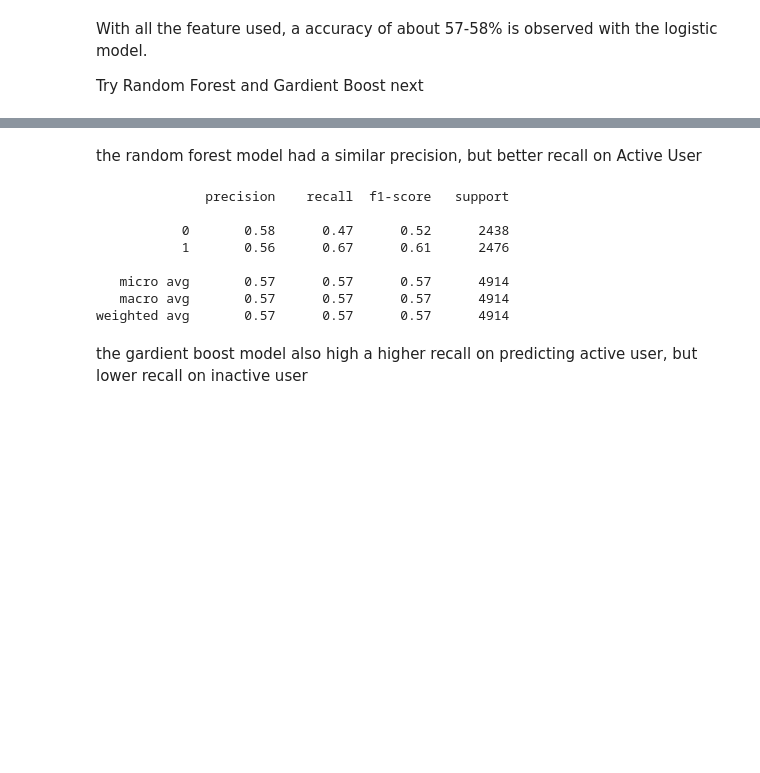
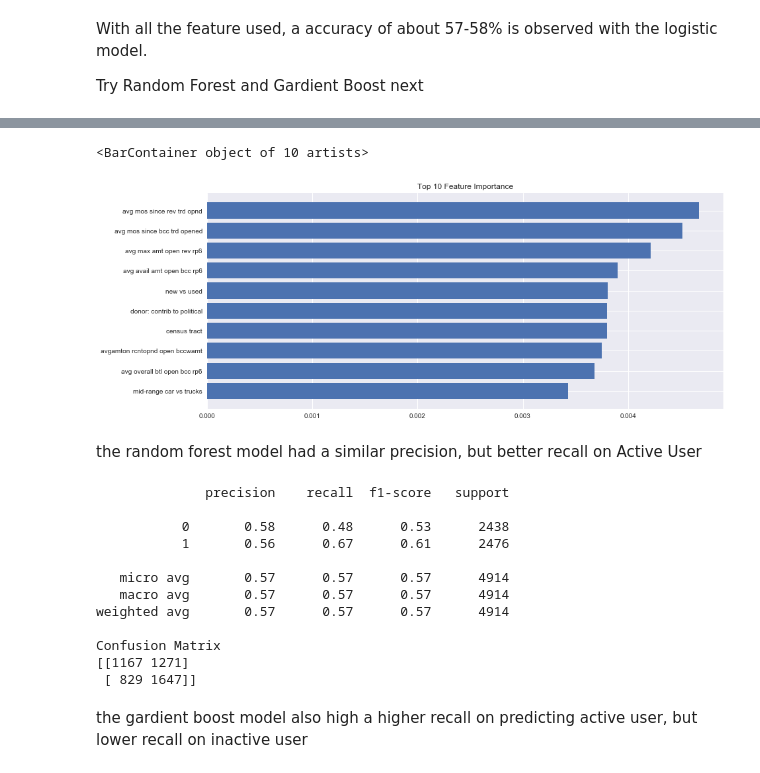
Before and after one commit to chaoskane1314/Customer-Churn-Prediction-Using-Experian-Data, a Jupyter notebook: src/code.ipynb, the cells around one changed output, grey strips where cells are left out. Cells and saved outputs as stored; diff of their text form; code cells hidden in the pictures; blank space fills up the shorter version.

```diff
--- a/src/code.ipynb
+++ b/src/code.ipynb
@@ -450,7 +457,7 @@ With all the feature used, a accuracy of about 57-58% is observed with the logis
 
 Try Random Forest and Gardient Boost next
 # %%
-rf = RandomForestClassifier(n_estimators=300)
+rf = RandomForestClassifier(100)
 # %%
 rfmodel = rf.fit(X_train,y_train)
 # %%
@@ -467,3 +481,16 @@ weighted avg       0.57      0.57      0.57      4914
+# %%
+df_feat = pd.DataFrame()
+df_feat["Features"] = X_train.columns
+df_feat["Importance"] = rfmodel.feature_importances_
+df_feat.sort_values("Importance",ascending= True).iloc[-10:,:]
+df_feat2 = df_feat.sort_values("Importance",ascending= True).iloc[-10:,:]
+# %%
+plt.figure(figsize=(14,6))
+plt.title("Top 10 Feature Importance")
+plt.barh(df_feat2["Features"],df_feat2["Importance"])
+# %% [output]
+<BarContainer object of 10 artists>
+[figure, added]
 # %% [markdown]
 the random forest model had a similar precision, but better recall on Active User
 # %%
@@ -472,15 +499,21 @@ gb = GradientBoostingClassifier(learning_rate=0.01)
 gbmodel = gb.fit(X_train,y_train)
 # %%
 print(classification_report(y_test,gbmodel.predict(X_test)))
+print("Confusion Matrix")
+print(confusion_matrix(y_test,gbmodel.predict(X_test)))
 # %% [output]
               precision    recall  f1-score   support
 
-           0       0.58      0.47      0.52      2438
+           0       0.58      0.48      0.53      2438
            1       0.56      0.67      0.61      2476
 
    micro avg       0.57      0.57      0.57      4914
    macro avg       0.57      0.57      0.57      4914
 weighted avg       0.57      0.57      0.57      4914
+
+Confusion Matrix
+[[1167 1271]
+ [ 829 1647]]
 # %% [markdown]
 the gardient boost model also high a higher recall on predicting active user, but lower recall on inactive user
 # %% [markdown]
```
Also changed, not shown: parts of 14 cells of this notebook, 29 other files.
